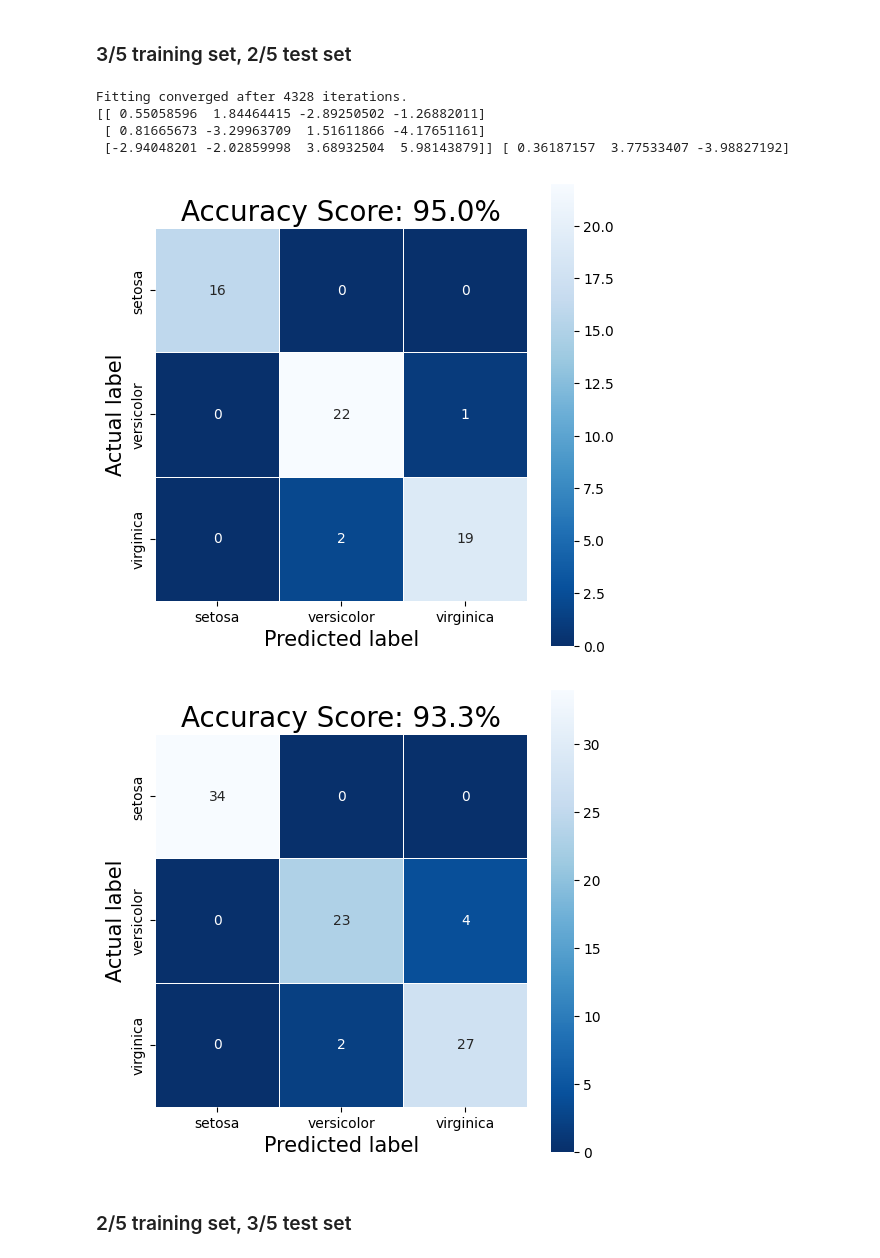
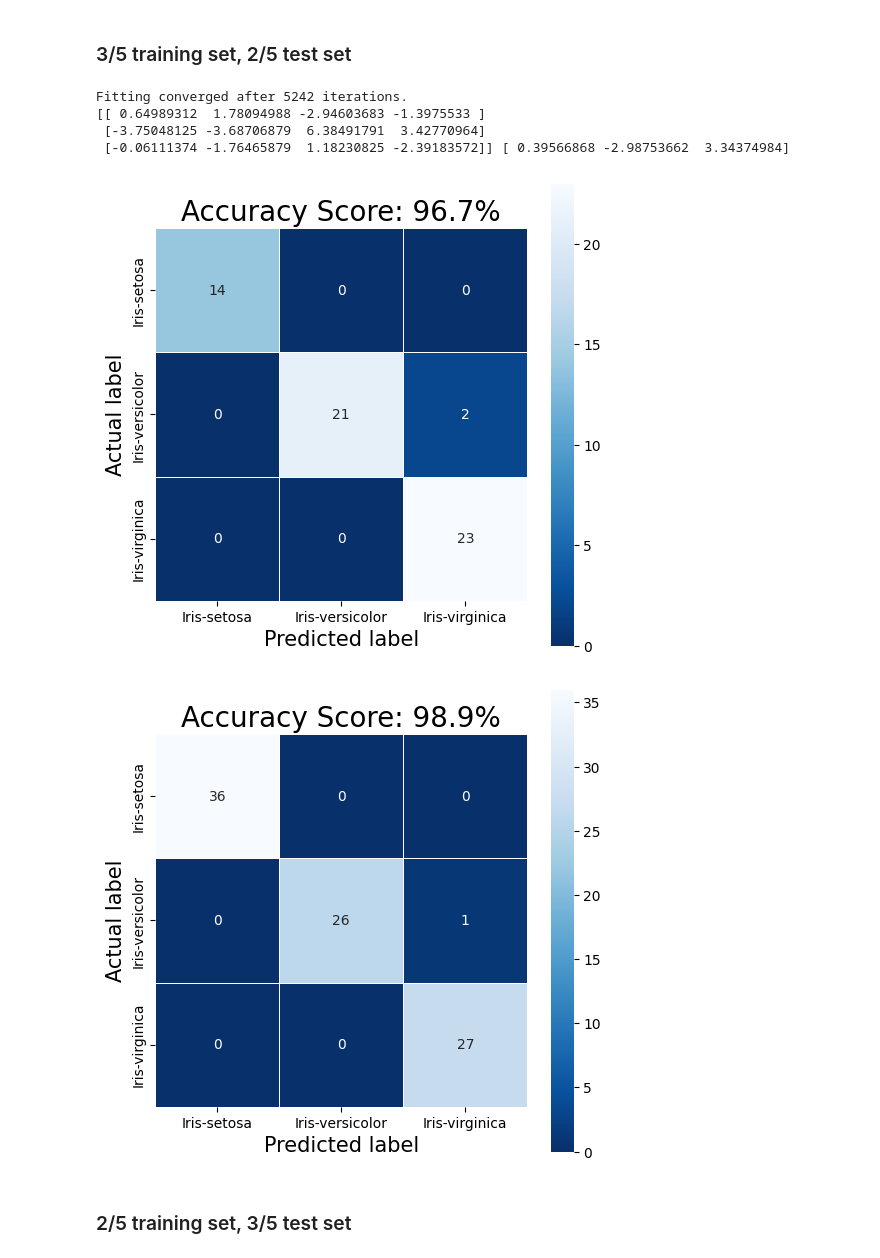
Before and after one commit to jonkor29/TTT4275-classification-project, a Jupyter notebook: iris.ipynb, the cells around one changed output. Cells and saved outputs as stored; diff of their text form; code cells hidden in the pictures.

```diff
--- a/iris.ipynb
+++ b/iris.ipynb
@@ -15,3 +12,10 @@ iris = load_iris()
+# %%
+feature_names=['sepal length (cm)', 'sepal width (cm)', 'petal length (cm)', 'petal width (cm)']
+target_names = ['Iris-setosa', 'Iris-versicolor', 'Iris-virginica']
+iris_df = pd.read_csv('./Iris_TTT4275/iris.data', names=[*feature_names, 'target'])
+
+iris_data = iris_df.iloc[:, :4].values
+iris_targets = iris_df['target'].values
 # %%
 class MSELinearClassifier:
     def __init__(self, alpha = 0.01, n_iter = 10000, threshold = 1e-3):
@@ -107,11 +111,11 @@ class MSELinearClassifier:
     def score(self, test_data, test_labels):
         N = len(test_labels)
         preds = self.predict(test_data, get_class=True)
-        return 1 - np.count_nonzero(test_labels - preds)/N
+        return np.count_nonzero(test_labels == preds)/N
 # %%
 def plot_confusion_matrix(conf_matrix, score = None, plot = True, filename = None):
     plt.figure(figsize=(6,6)) #size in inches
-    sns.heatmap(conf_matrix, annot=True, linewidths=.5, square = True, cmap = 'Blues_r', xticklabels=iris.target_names, yticklabels=iris.target_names)
+    sns.heatmap(conf_matrix, annot=True, linewidths=.5, square = True, cmap = 'Blues_r', xticklabels=target_names, yticklabels=target_names)
     plt.ylabel('Actual label', size=15)
     plt.xlabel('Predicted label', size=15)
     if score is not None:
@@ -124,31 +128,31 @@ def plot_confusion_matrix(conf_matrix, score = None, plot = True, filename = Non
 # %% [markdown]
 ### 3/5 training set, 2/5 test set
 # %%
-training_data, test_data, training_labels, test_labels = train_test_split(iris.data, iris.target, test_size=0.4) #split the set in 3/5 training and 2/5 test
+training_data, test_data, training_labels, test_labels = train_test_split(iris_data, iris_targets, test_size=0.4) #split the set in 3/5 training and 2/5 test
 # %%
 classifier = MSELinearClassifier()
 
 classifier.fit(training_data, training_labels)
 
 print(classifier.w, classifier.offset)
 
 
 pred = classifier.predict(test_data, get_class = True)
 score = classifier.score(test_data, test_labels)
 conf_matrix = confusion_matrix(test_labels, pred)
-plot_confusion_matrix(conf_matrix, score, filename="test_set_confusion_matrix.png")
+plot_confusion_matrix(conf_matrix, score)
 
 pred = classifier.predict(training_data, get_class = True)
 score = classifier.score(training_data, training_labels)
 conf_matrix = confusion_matrix(training_labels, pred)
-plot_confusion_matrix(conf_matrix, score, filename="training_set_confusion_matrix.png")
+plot_confusion_matrix(conf_matrix, score)
 # %% [output]
-Fitting converged after 4328 iterations.
-[[ 0.55058596  1.84464415 -2.89250502 -1.26882011]
- [ 0.81665673 -3.29963709  1.51611866 -4.17651161]
- [-2.94048201 -2.02859998  3.68932504  5.98143879]] [ 0.36187157  3.77533407 -3.98827192]
+Fitting converged after 5242 iterations.
+[[ 0.64989312  1.78094988 -2.94603683 -1.3975533 ]
+ [-3.75048125 -3.68706879  6.38491791  3.42770964]
+ [-0.06111374 -1.76465879  1.18230825 -2.39183572]] [ 0.39566868 -2.98753662  3.34374984]
-[figure, old version]
+[figure, new version]
-[figure, old version]
+[figure, new version]
 # %% [markdown]
 ### 2/5 training set, 3/5 test set
 # %%
```
Also changed, not shown: parts of 21 cells of this notebook.
